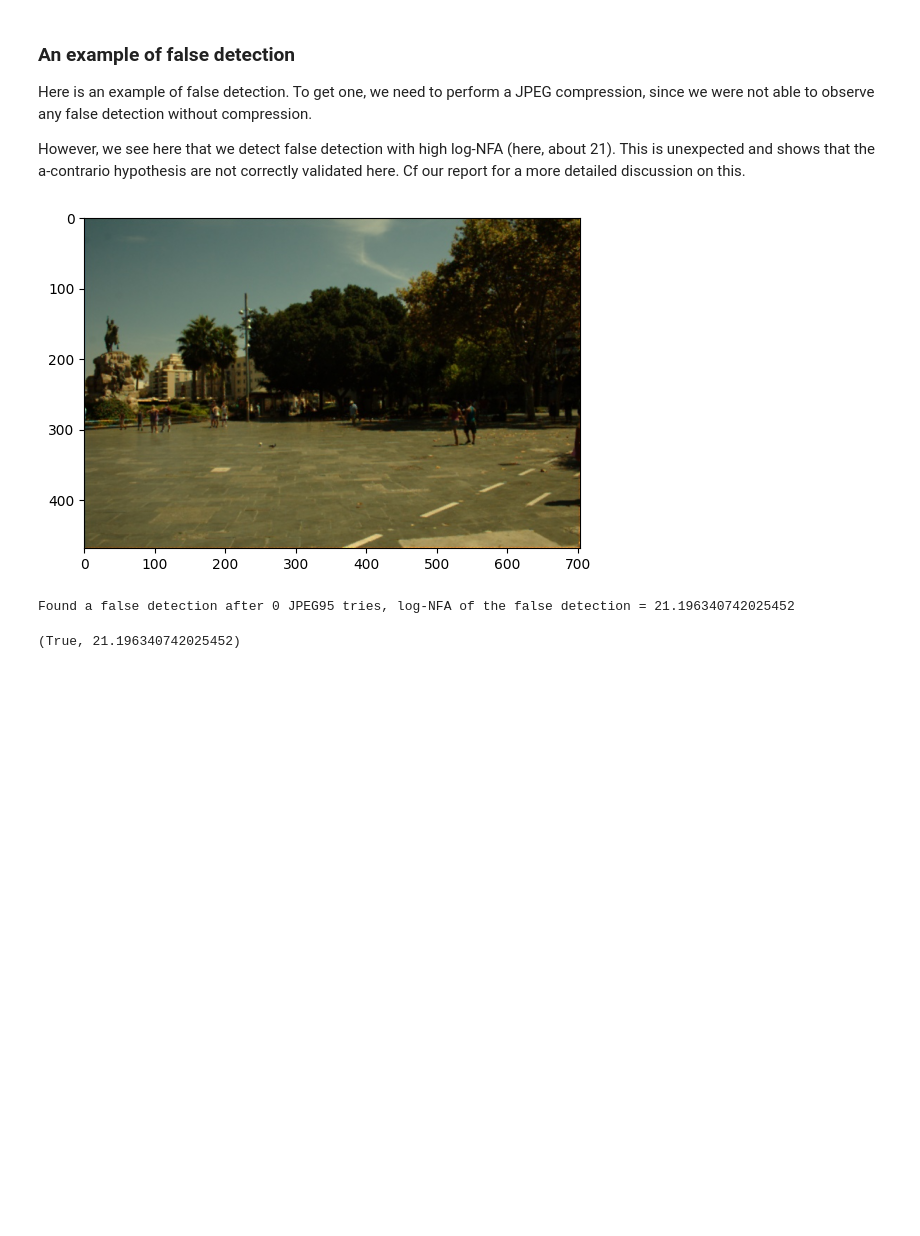
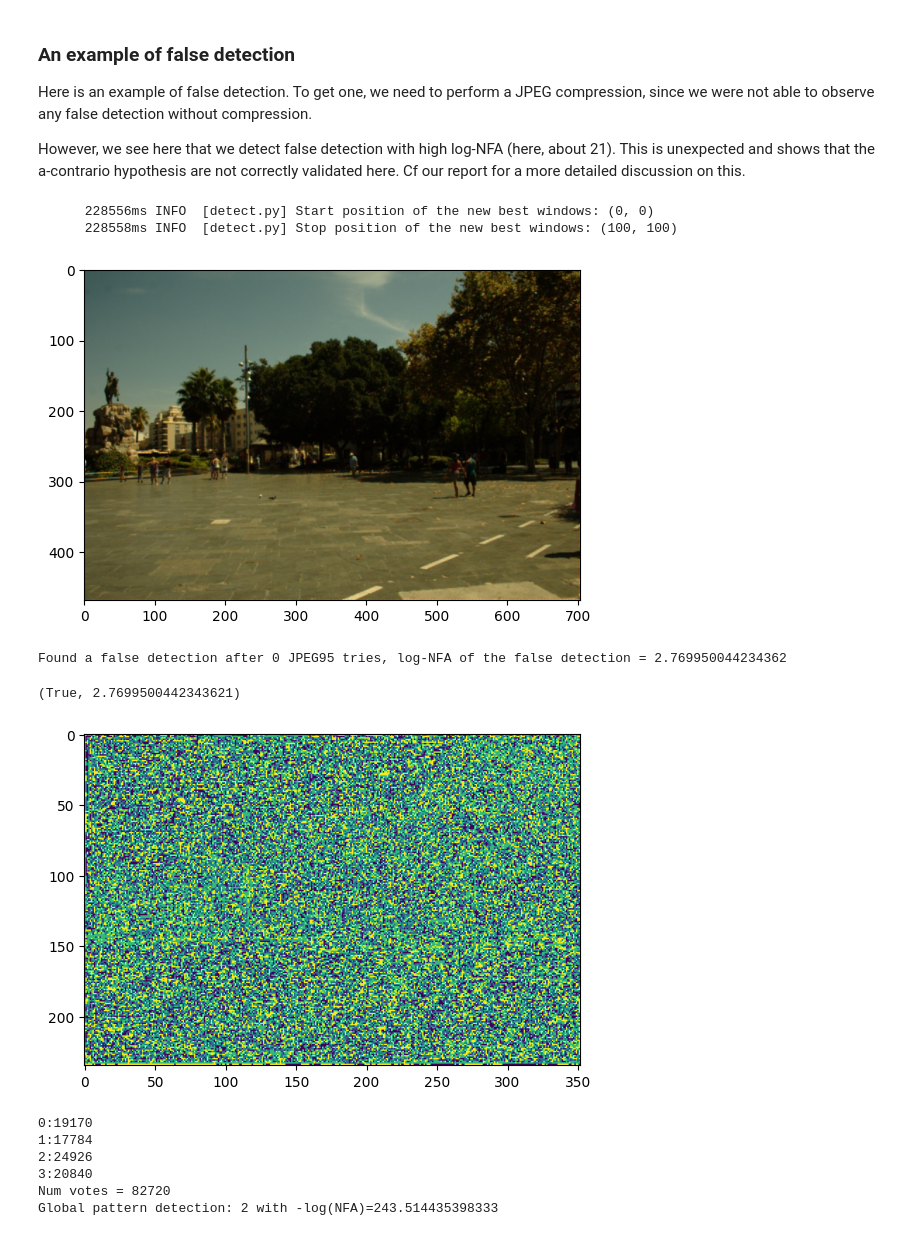
Before and after one commit to DentanJeremie/demosaicing-detection, a Jupyter notebook: doc/forgery_detection_demonstration.ipynb, the cells around one changed output. Drawn from its saved outputs; the diff is of its cells as text; code cells hidden in the pictures; blank space fills up the shorter version.

Commit message:
Forgery detection on pattern

```diff
--- a/doc/forgery_detection_demonstration.ipynb
+++ b/doc/forgery_detection_demonstration.ipynb
@@ -210,18 +209,20 @@ However, we see here that we detect false detection with high log-NFA (here, abo
 np.random.seed(6)
 detected = False
 count = 0
-nfa_threshold = 1e-0
+nfa_threshold = 1e-2
 
 while not detected and count < 30:
     forged_image = generate_unforged_image(verbose = False, jpeg_compression=95)
 
-    # Detection with NFA threshold 10^-3
+    # Detection with NFA threshold 10^-2
     votes = get_block_votes(forged_image)
+    votes = get_block_votes_on_pattern(votes)
     detected, log_nfa = detect_forgery(
         votes,
-        num_configs=12,
+        num_configs=4,
         windows_size=100,
         nfa_threshold=nfa_threshold,
+        verbose=True
     )
 
     if not detected:
@@ -235,14 +236,37 @@ if detected:
 else:
     print(f'Not able to found no-detection after {count} tries.')
 # %% [output]
+      228556ms INFO  [detect.py] Start position of the new best windows: (0, 0)
+      228558ms INFO  [detect.py] Stop position of the new best windows: (100, 100)
 [figure]
-Found a false detection after 0 JPEG95 tries, log-NFA of the false detection = 21.196340742025452
+Found a false detection after 0 JPEG95 tries, log-NFA of the false detection = 2.769950044234362
 # %%
+# Let's check the  forgery detection
 detect_forgery(
     votes,
     windows_size=100,
-    num_configs=12,
+    num_configs=4,
     nfa_threshold=None,
 )
 # %% [output]
-(True, 21.196340742025452)
+(True, 2.7699500442343621)
+# %%
+# Let's check what is the pattern that is globally detected for the image
+plt.imshow(votes)
+plt.show()
+plt.close()
+votes_count = 0
+for value, count in zip(*np.unique(votes, return_counts=True)):
+    print(f'{value}:{count}')
+    votes_count += count
+print(f'Num votes = {votes_count}')
+config, nfa = detect_config(votes, len(PATERNS))
+print(f'Global pattern detection: {config} with -log(NFA)={nfa}')
+# %% [output]
+[figure, added]
+0:19170
+1:17784
+2:24926
+3:20840
+Num votes = 82720
+Global pattern detection: 2 with -log(NFA)=243.514435398333
```
Also changed, not shown: parts of 5 cells of this notebook, 25 other files.
